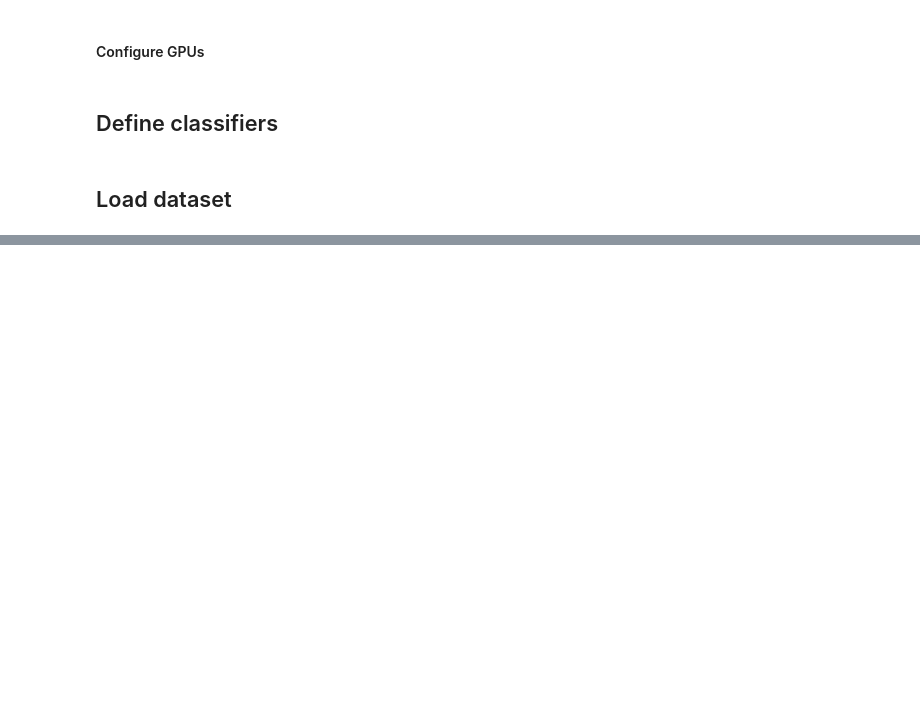
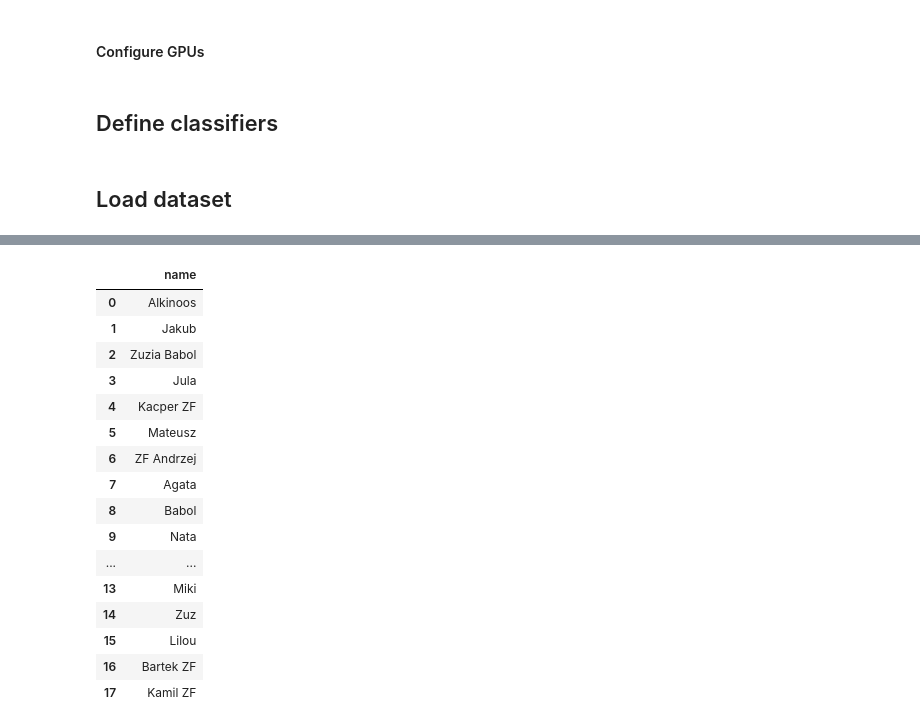
Before and after one commit to BaarTeek123/Biometric_system_based_on_behavioral_biometrics_typing_errors_in_English, a Jupyter notebook: data_analysis.ipynb, the cells around one changed output, grey strips where cells are left out. Saved outputs shown, nothing was run; the diff lists cells and outputs as text; code cells hidden in the pictures; blank space fills up the shorter version.

```diff
--- a/data_analysis.ipynb
+++ b/data_analysis.ipynb
@@ -44,2 +70,23 @@ X_train, y_train, X_test, y_test = create_dataset(test_ratio=0.5, if_separate_wo
 # %%
-pd.DataFrame(y_test).value_counts()
+from n_grams_creator import user_names
+
+#
+pd.DataFrame(user_names.keys(), user_names.values(), columns=['name'])
+# %% [output]
+|  | name |
+| 0 | Alkinoos |
+| 1 | Jakub |
+| 2 | Zuzia Babol |
+| 3 | Jula |
+| 4 | Kacper ZF |
+| 5 | Mateusz |
+| 6 | ZF Andrzej |
+| 7 | Agata |
+| 8 | Babol |
+| 9 | Nata |
+| ... | ... |
+| 13 | Miki |
+| 14 | Zuz |
+| 15 | Lilou |
+| 16 | Bartek ZF |
+| 17 | Kamil ZF |
```
Also changed, not shown: parts of 3 cells of this notebook, 10 other files.
